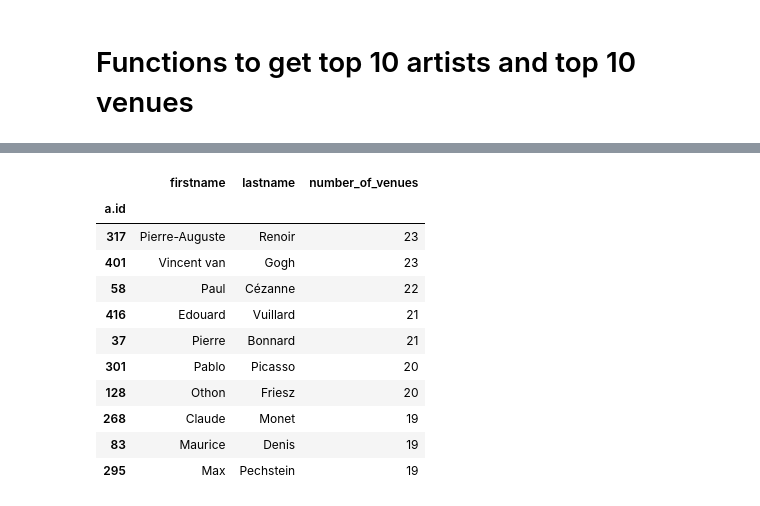
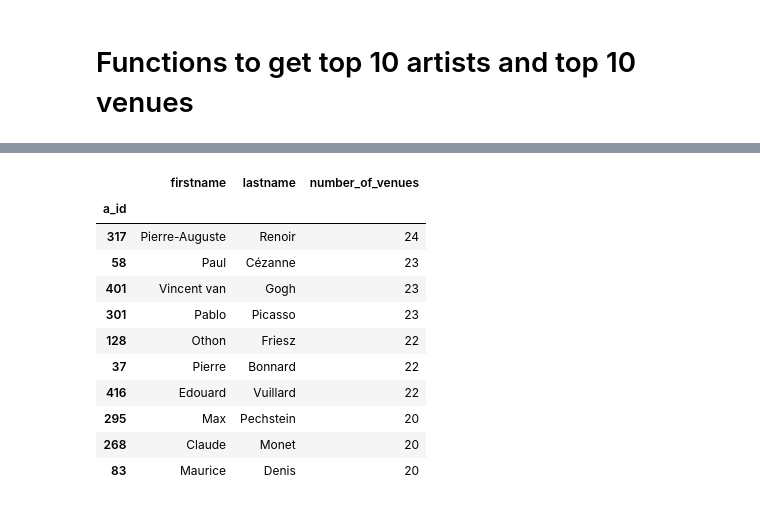
Before and after one commit to suzannechesnay/ArtVis, a Jupyter notebook: data_cleaning_and_queries/Data_cleaning_and_queries.ipynb, the cells around one changed output, grey strips where cells are left out. Drawn from its saved outputs; the diff is of its cells as text; code cells hidden in the pictures.

```diff
--- a/data_cleaning_and_queries/Data_cleaning_and_queries.ipynb
+++ b/data_cleaning_and_queries/Data_cleaning_and_queries.ipynb
@@ -25,7 +25,7 @@ data
 european_countries = [
     "GB", "FR", "DE", "IT", "ES", "CH", "BE", "NL", "SE", "NO", "FI", "DK",
     "AT", "IE", "PT", "PL", "HU", "CZ", "SK", "EE", "LV", "LT", "LU", "SI",
-    "HR", "BG", "RO", "GR", "IS", "MT", "CY"
+    "HR", "BG", "RO", "GR", "IS", "MT", "CY", "RU", "UA"
 ]
 european_data = data[data['e.country'].isin(european_countries)]
 data = european_data
@@ -139,4 +139,4 @@ The following dataframe $df$ is the cleaned data and will be used from now on as
 # %%
 df = data.groupby(['a.id', 'e.id']).apply(choose_from_duplicates, include_groups=True).reset_index(drop=True)
 # %%
-df
+df.columns = ['a_id', 'a_firstname', 'a_lastname', 'a_gender', 'a_birthdate', 'a_deathdate', 'a_birthplace', 'a_deathplace', 'a_nationality', 'e_id', 'e_title', 'e_venue', 'e_startdate', 'e_type', 'e_paintings', 'e_country', 'e_city', 'e_latitude', 'e_longitude']
@@ -281,6 +256,6 @@ venues_by_date_nb_artists_nb_exhibitions_nb_paintings.to_csv('venues_by_date_nb_
 # Functions to get top 10 artists and top 10 venues
 # %%
 def select_data_for_time_range(time_range_start, time_range_end):
-    return df.loc[(df['e.startdate'] > time_range_start) & (df['e.startdate'] <= time_range_end), ['a.id', 'a.firstname', 'a.lastname', 'a.nationality', 'e.id', 'e.title', 'e.venue', 'e.startdate', 'e.type', 'e.paintings', 'e.country', 'e.city', 'e.latitude', 'e.longitude']]
+    return df.loc[(df['e_startdate'] > time_range_start) & (df['e_startdate'] <= time_range_end), ['a_id', 'a_firstname', 'a_lastname', 'a_nationality', 'e_id', 'e_title', 'e_venue', 'e_startdate', 'e_type', 'e_paintings', 'e_country', 'e_city', 'e_latitude', 'e_longitude']]
 # %%
 def top_10_artists_by_paintings(time_range_start, time_range_end):
@@ -327,23 +302,23 @@ display(top_10_artists_by_exhibitions(1910, 1914))
 # %%
 def top_10_artists_by_venues(time_range_start, time_range_end):
-    result = select_data_for_time_range(time_range_start, time_range_end).groupby(['a.id']).agg({'a.firstname': 'first', 'a.lastname':'first', 'e.venue': lambda x: x.nunique()})
+    result = select_data_for_time_range(time_range_start, time_range_end).groupby(['a_id']).agg({'a_firstname': 'first', 'a_lastname':'first', 'e_venue': lambda x: x.nunique()})
     result.columns = ['firstname', 'lastname', 'number_of_venues']
     result = result.sort_values('number_of_venues', ascending=False).head(10)
     return result
 
 display(top_10_artists_by_venues(1910, 1914))
 # %% [output]
 |  | firstname | lastname | number_of_venues |
-| a.id |  |  |  |
-| 317 | Pierre-Auguste | Renoir | 23 |
+| a_id |  |  |  |
+| 317 | Pierre-Auguste | Renoir | 24 |
+| 58 | Paul | Cézanne | 23 |
 | 401 | Vincent van | Gogh | 23 |
-| 58 | Paul | Cézanne | 22 |
-| 416 | Edouard | Vuillard | 21 |
-| 37 | Pierre | Bonnard | 21 |
-| 301 | Pablo | Picasso | 20 |
-| 128 | Othon | Friesz | 20 |
-| 268 | Claude | Monet | 19 |
-| 83 | Maurice | Denis | 19 |
-| 295 | Max | Pechstein | 19 |
+| 301 | Pablo | Picasso | 23 |
+| 128 | Othon | Friesz | 22 |
+| 37 | Pierre | Bonnard | 22 |
+| 416 | Edouard | Vuillard | 22 |
+| 295 | Max | Pechstein | 20 |
+| 268 | Claude | Monet | 20 |
+| 83 | Maurice | Denis | 20 |
 # %%
 def top_10_venues_by_artists(time_range_start, time_range_end):
```
Also changed, not shown: parts of 16 cells of this notebook, 12 other files.
